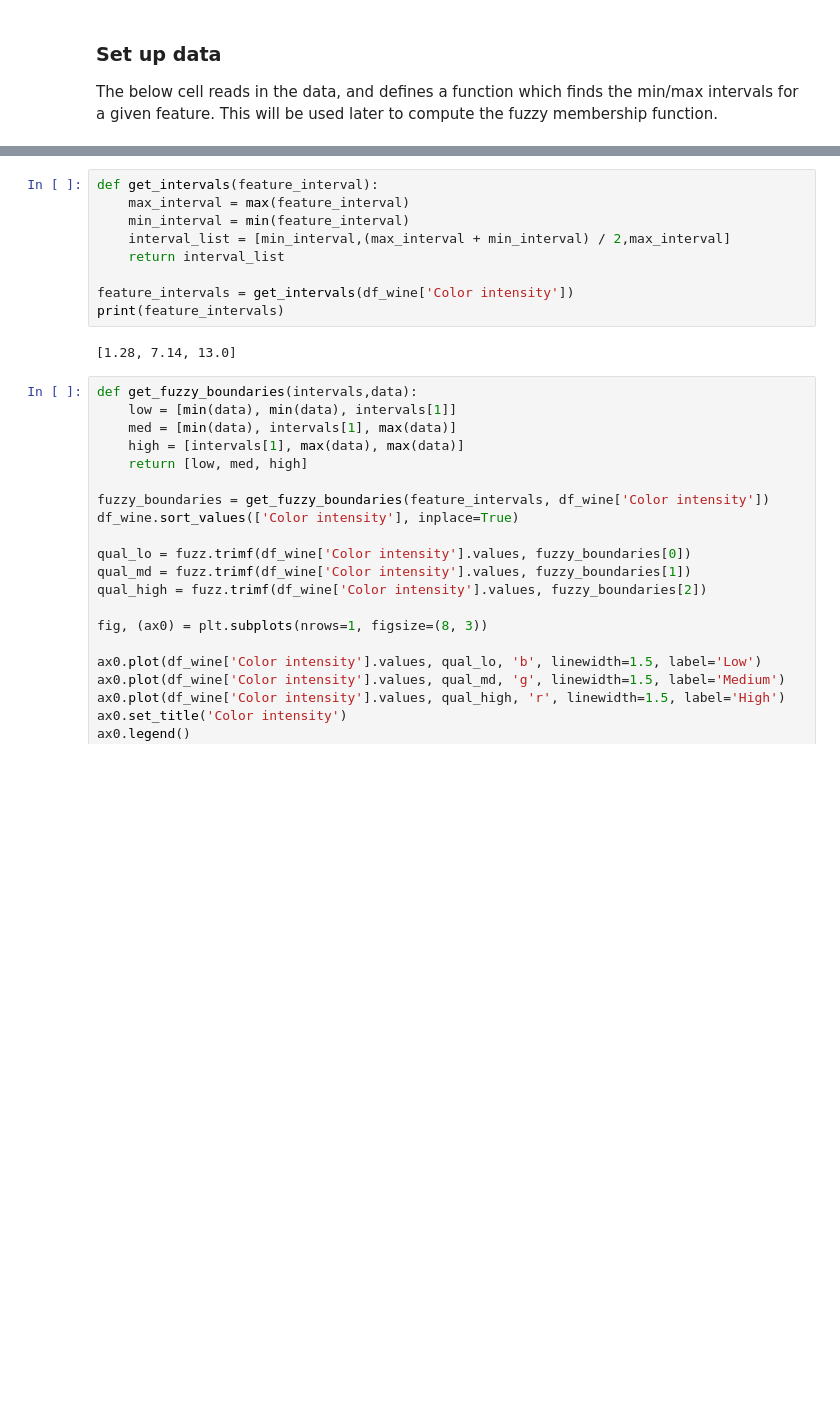
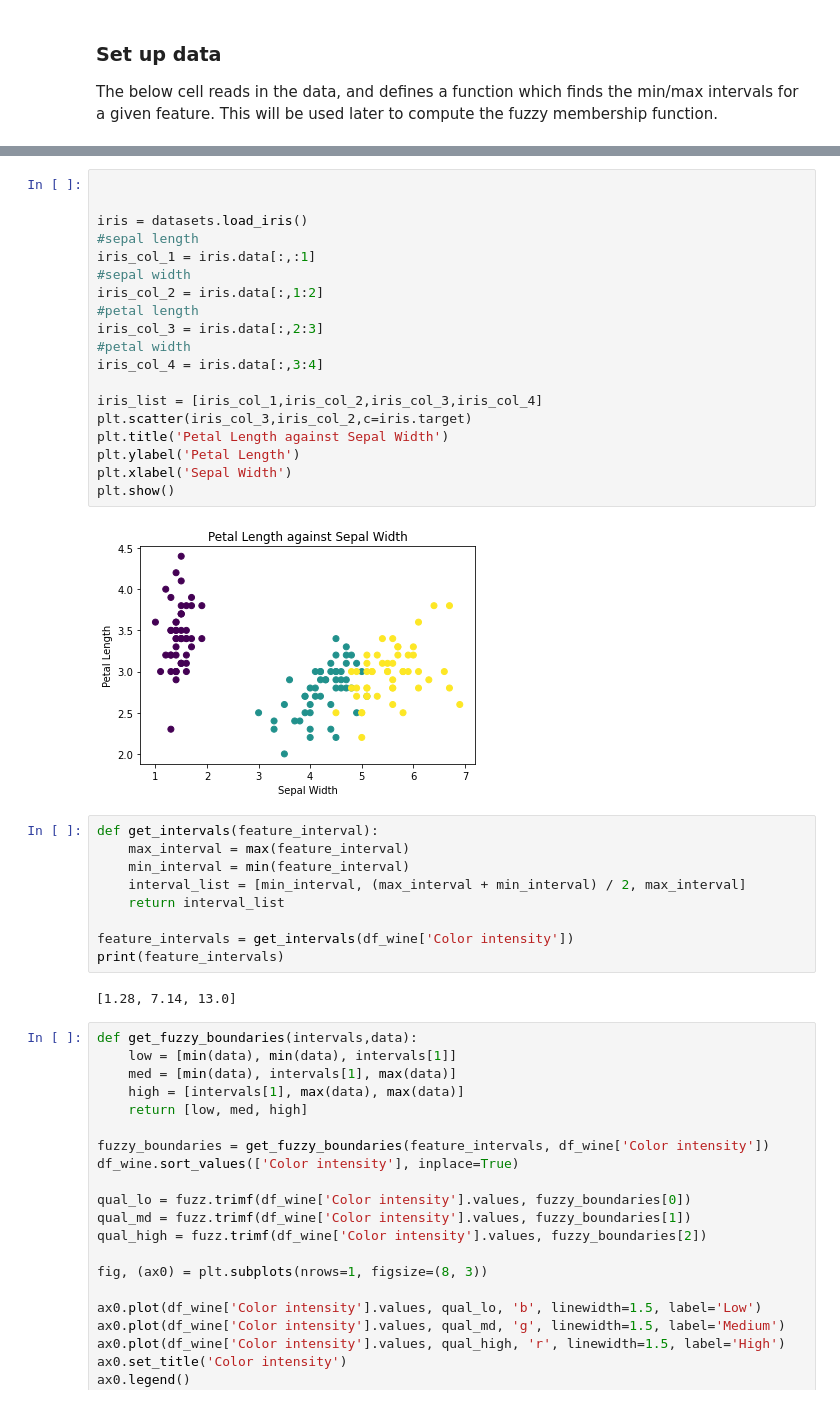
Before and after one commit to foreverloop/fuzz, a Jupyter notebook: fuzzy_notes.ipynb, the cells around one changed output, grey strips where cells are left out. Saved outputs shown, nothing was run; the diff lists cells and outputs as text; blank space fills up the shorter version.

Commit message:
added initial plots

```diff
--- a/fuzzy_notes.ipynb
+++ b/fuzzy_notes.ipynb
@@ -47,8 +14,29 @@ df_wine = pd.read_csv('wine_clean.csv')
+# %%
+
+
+iris = datasets.load_iris()
+#sepal length
+iris_col_1 = iris.data[:,:1]
+#sepal width
+iris_col_2 = iris.data[:,1:2]
+#petal length
+iris_col_3 = iris.data[:,2:3]
+#petal width
+iris_col_4 = iris.data[:,3:4]
+
+iris_list = [iris_col_1,iris_col_2,iris_col_3,iris_col_4]
+plt.scatter(iris_col_3,iris_col_2,c=iris.target)
+plt.title('Petal Length against Sepal Width')
+plt.ylabel('Petal Length')
+plt.xlabel('Sepal Width')
+plt.show()
+# %% [output]
+[figure, added]
 # %%
 def get_intervals(feature_interval):
     max_interval = max(feature_interval)
     min_interval = min(feature_interval)
-    interval_list = [min_interval,(max_interval + min_interval) / 2,max_interval]
+    interval_list = [min_interval, (max_interval + min_interval) / 2, max_interval]
     return interval_list
 
 feature_intervals = get_intervals(df_wine['Color intensity'])
```
Also changed, not shown: parts of 5 cells of this notebook.
